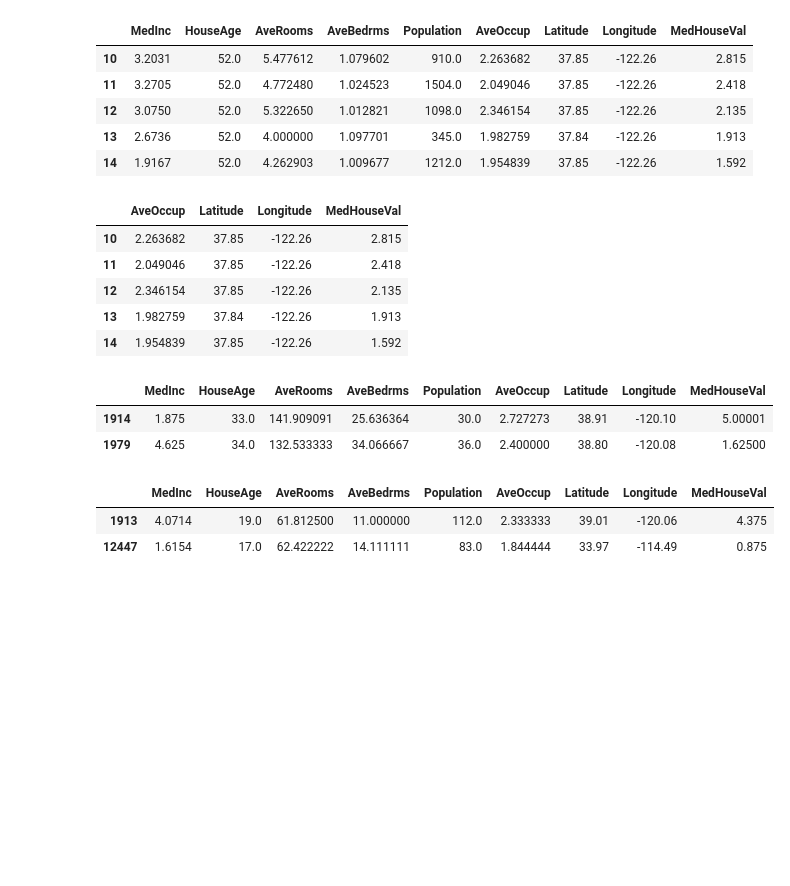
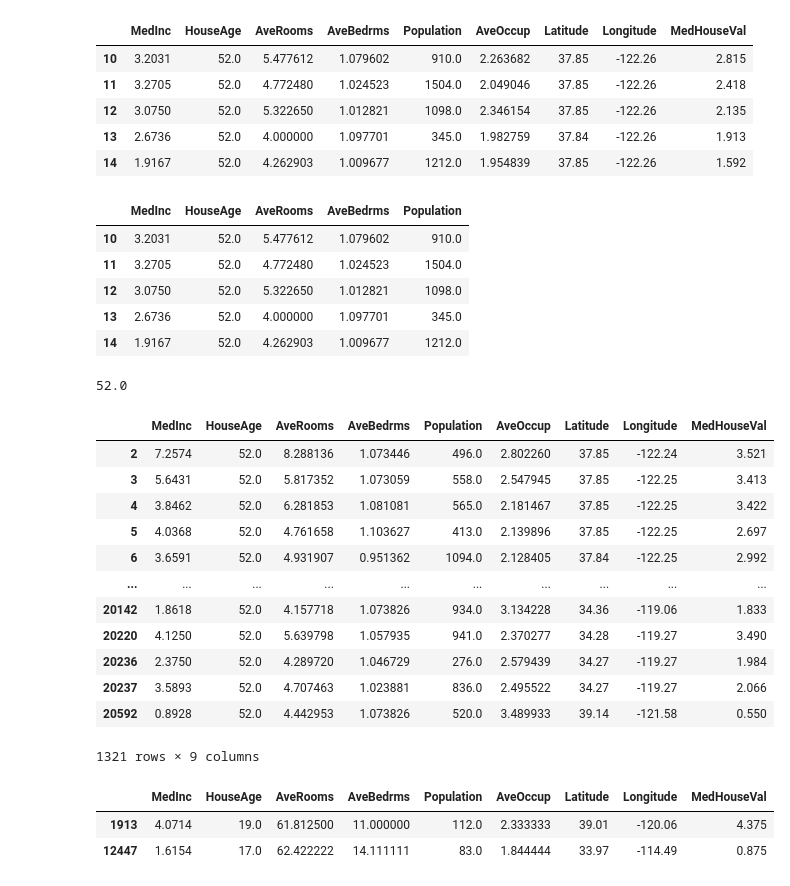
Before and after one commit to MaryF-aith/ReDI-Intro-to-Python-MaryF-aith, a Jupyter notebook: 7-Libraries/7-Python-Libraries.ipynb, the cells around one changed output. Saved outputs shown, nothing was run; the diff lists cells and outputs as text; code cells hidden in the pictures; blank space fills up the shorter version.

```diff
--- a/7-Libraries/7-Python-Libraries.ipynb
+++ b/7-Libraries/7-Python-Libraries.ipynb
@@ -329,20 +405,35 @@ df.iloc[10:15] # select rows by position
 | 13 | 2.6736 | 52.0 | 4.000000 | 1.097701 | 345.0 | 1.982759 | 37.84 | -122.26 | 1.913 |
 | 14 | 1.9167 | 52.0 | 4.262903 | 1.009677 | 1212.0 | 1.954839 | 37.85 | -122.26 | 1.592 |
 # %%
-df.iloc[10:15, 5:] # select rows and columns by position
+new_dataframe=df.iloc[10:15, :5] # select rows and columns by position
+new_dataframe
 # %% [output]
-|  | AveOccup | Latitude | Longitude | MedHouseVal |
-| 10 | 2.263682 | 37.85 | -122.26 | 2.815 |
-| 11 | 2.049046 | 37.85 | -122.26 | 2.418 |
-| 12 | 2.346154 | 37.85 | -122.26 | 2.135 |
-| 13 | 1.982759 | 37.84 | -122.26 | 1.913 |
-| 14 | 1.954839 | 37.85 | -122.26 | 1.592 |
+|  | MedInc | HouseAge | AveRooms | AveBedrms | Population |
+| 10 | 3.2031 | 52.0 | 5.477612 | 1.079602 | 910.0 |
+| 11 | 3.2705 | 52.0 | 4.772480 | 1.024523 | 1504.0 |
+| 12 | 3.0750 | 52.0 | 5.322650 | 1.012821 | 1098.0 |
+| 13 | 2.6736 | 52.0 | 4.000000 | 1.097701 | 345.0 |
+| 14 | 1.9167 | 52.0 | 4.262903 | 1.009677 | 1212.0 |
+# %%
+df["HouseAge"].max()
+# %% [output]
+52.0
 # %%
-df.loc[df['AveRooms'] > 100] # select rows that match a condition
+df.loc[df['HouseAge'] > 50] # select rows that match a condition
 # %% [output]
 |  | MedInc | HouseAge | AveRooms | AveBedrms | Population | AveOccup | Latitude | Longitude | MedHouseVal |
-| 1914 | 1.875 | 33.0 | 141.909091 | 25.636364 | 30.0 | 2.727273 | 38.91 | -120.10 | 5.00001 |
-| 1979 | 4.625 | 34.0 | 132.533333 | 34.066667 | 36.0 | 2.400000 | 38.80 | -120.08 | 1.62500 |
+| 2 | 7.2574 | 52.0 | 8.288136 | 1.073446 | 496.0 | 2.802260 | 37.85 | -122.24 | 3.521 |
+| 3 | 5.6431 | 52.0 | 5.817352 | 1.073059 | 558.0 | 2.547945 | 37.85 | -122.25 | 3.413 |
+| 4 | 3.8462 | 52.0 | 6.281853 | 1.081081 | 565.0 | 2.181467 | 37.85 | -122.25 | 3.422 |
+| 5 | 4.0368 | 52.0 | 4.761658 | 1.103627 | 413.0 | 2.139896 | 37.85 | -122.25 | 2.697 |
+| 6 | 3.6591 | 52.0 | 4.931907 | 0.951362 | 1094.0 | 2.128405 | 37.84 | -122.25 | 2.992 |
+| ... | ... | ... | ... | ... | ... | ... | ... | ... | ... |
+| 20142 | 1.8618 | 52.0 | 4.157718 | 1.073826 | 934.0 | 3.134228 | 34.36 | -119.06 | 1.833 |
+| 20220 | 4.1250 | 52.0 | 5.639798 | 1.057935 | 941.0 | 2.370277 | 34.28 | -119.27 | 3.490 |
+| 20236 | 2.3750 | 52.0 | 4.289720 | 1.046729 | 276.0 | 2.579439 | 34.27 | -119.27 | 1.984 |
+| 20237 | 3.5893 | 52.0 | 4.707463 | 1.023881 | 836.0 | 2.495522 | 34.27 | -119.27 | 2.066 |
+| 20592 | 0.8928 | 52.0 | 4.442953 | 1.073826 | 520.0 | 3.489933 | 39.14 | -121.58 | 0.550 |
+1321 rows × 9 columns
 # %%
 df[df['AveRooms'].between(60, 70)] # select values in a given range
 # %% [output]
```
Also changed, not shown: parts of 42 cells of this notebook.
